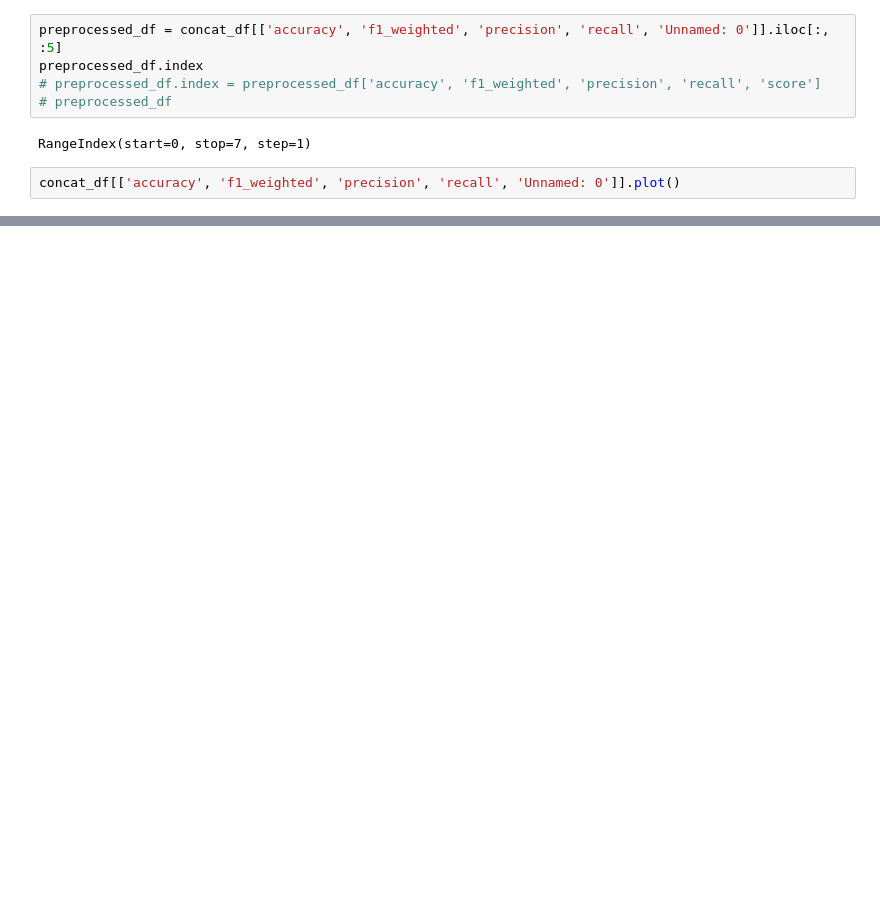
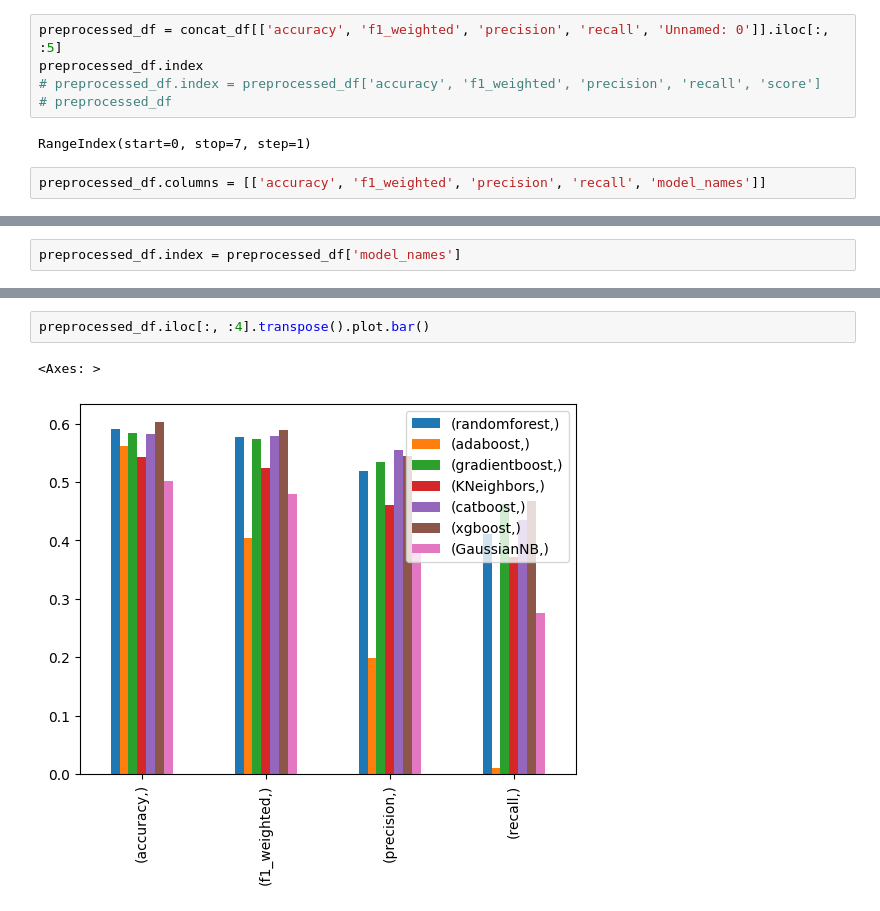
Before and after one commit to first2301/Rnd_recommendation, a Jupyter notebook: pro_reco/lib/models/test.ipynb, the cells around one changed output, grey strips where cells are left out. Cells and saved outputs as stored; diff of their text form; blank space fills up the shorter version.

```diff
--- a/pro_reco/lib/models/test.ipynb
+++ b/pro_reco/lib/models/test.ipynb
@@ -29,4 +29,4 @@ preprocessed_df.index
 # %% [output]
 RangeIndex(start=0, stop=7, step=1)
 # %%
-concat_df[['accuracy', 'f1_weighted', 'precision', 'recall', 'Unnamed: 0']].plot()
+preprocessed_df.columns = [['accuracy', 'f1_weighted', 'precision', 'recall', 'model_names']]
@@ -35,0 +53,2 @@ concat_df[['accuracy', 'f1_weighted', 'precision', 'recall', 'Unnamed: 0']].plot
+# %%
+preprocessed_df.index = preprocessed_df['model_names']
@@ -35,0 +80,5 @@ concat_df[['accuracy', 'f1_weighted', 'precision', 'recall', 'Unnamed: 0']].plot
+# %%
+preprocessed_df.iloc[:, :4].transpose().plot.bar()
+# %% [output]
+<Axes: >
+[figure, added]
```
Also changed, not shown: parts of 10 cells of this notebook, 1 other file.
